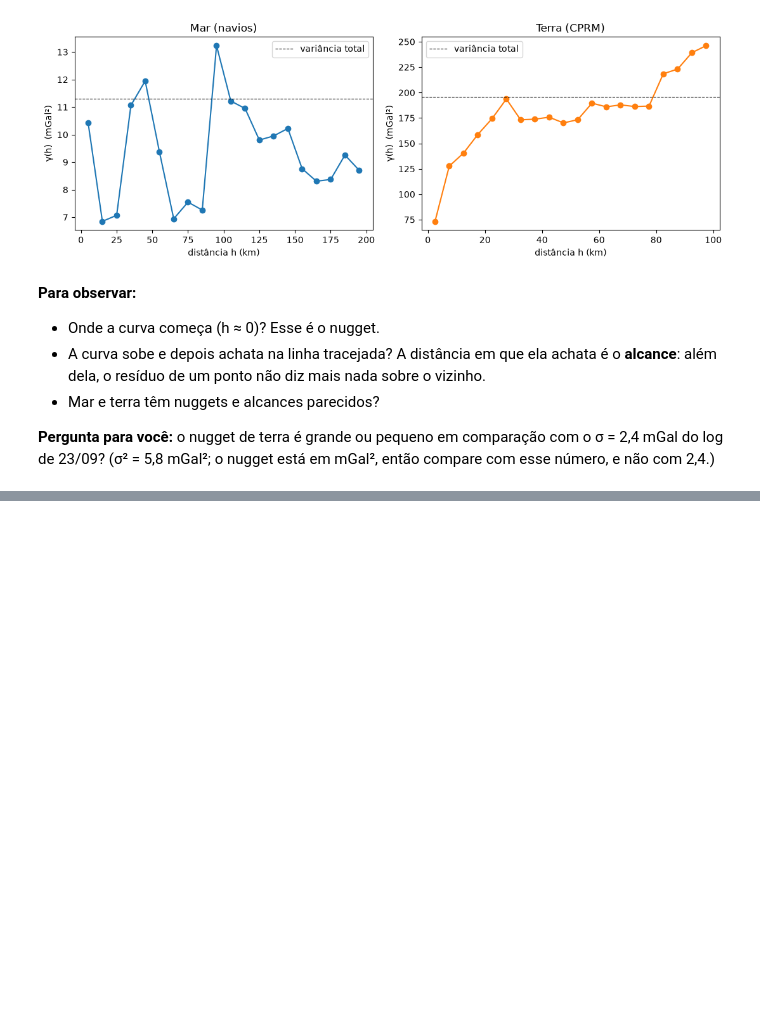
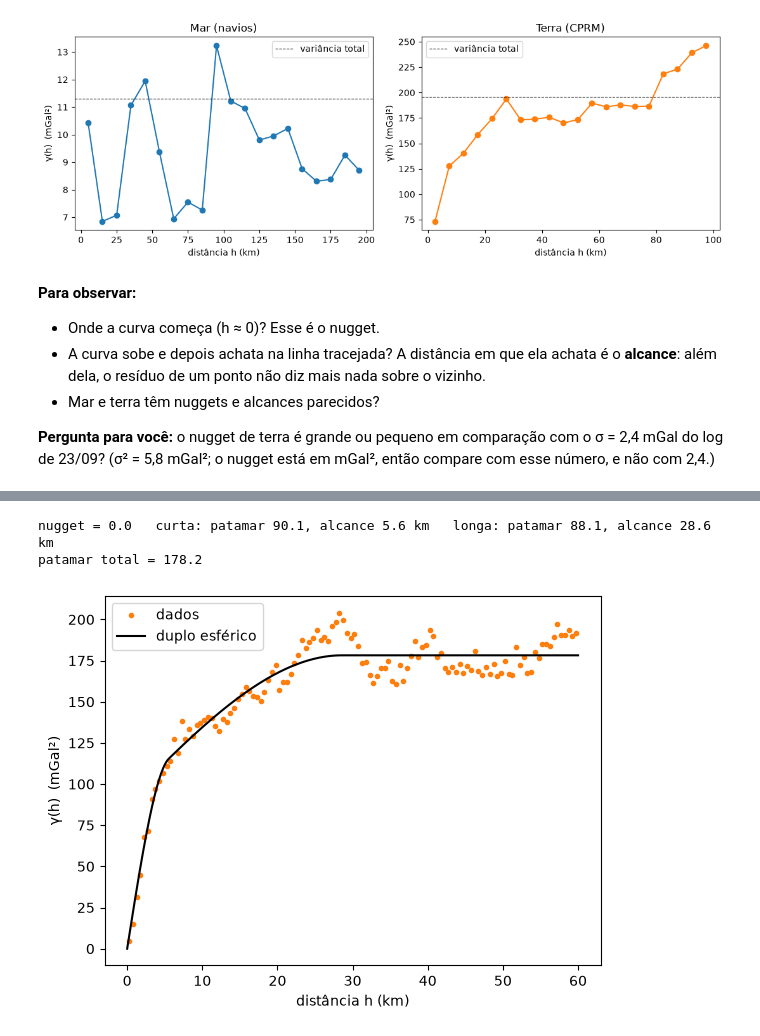
Before and after one commit to earth-marcelo/hinge-line, a Jupyter notebook: notebooks/02_semivariograma.ipynb, the cells around one changed output, grey strips where cells are left out. Drawn from its saved outputs; the diff is of its cells as text; code cells hidden in the pictures; blank space fills up the shorter version.

```diff
--- a/notebooks/02_semivariograma.ipynb
+++ b/notebooks/02_semivariograma.ipynb
@@ -121,0 +189,26 @@ plt.show()
+# %%
+def esf1(h, patamar, alcance):
+    h = np.asarray(h, dtype=float)
+    return np.where(h < alcance, patamar * (1.5 * h / alcance - 0.5 * (h / alcance) ** 3), patamar)
+
+def duplo(h, nugget, s1, a1, s2, a2):
+    return nugget + esf1(h, s1, a1) + esf1(h, s2, a2)
+
+# faixas de 0,5 km até 60 km, para resolver bem o começo da curva
+bins_aj = np.arange(0, 60.5, 0.5)
+h_a, g_a, n_a = semivariograma(terra["x"].values, terra["y"].values, terra["r"].values, bins_aj)
+ok = ~np.isnan(g_a)
+
+p, _ = curve_fit(duplo, h_a[ok], g_a[ok], p0=[5, 120, 8, 50, 28],
+                 sigma=1/np.sqrt(n_a[ok]), bounds=(0, [200, 400, 15, 400, 60]))
+print(f"nugget = {p[0]:.1f}   curta: patamar {p[1]:.1f}, alcance {p[2]:.1f} km   longa: patamar {p[3]:.1f}, alcance {p[4]:.1f} km")
+print("patamar total =", round(p[0] + p[1] + p[3], 1))
+
+hh = np.linspace(0, 60, 400)
+plt.plot(h_a, g_a, "o", ms=3, color="tab:orange", label="dados")
+plt.plot(hh, duplo(hh, *p), "k-", label="duplo esférico")
+plt.xlabel("distância h (km)"); plt.ylabel("γ(h)  (mGal²)"); plt.legend(); plt.show()
+# %% [output]
+nugget = 0.0   curta: patamar 90.1, alcance 5.6 km   longa: patamar 88.1, alcance 28.6 km
+patamar total = 178.2
+[figure, added]
```
Also changed, not shown: parts of 5 cells of this notebook, 1 other file.
